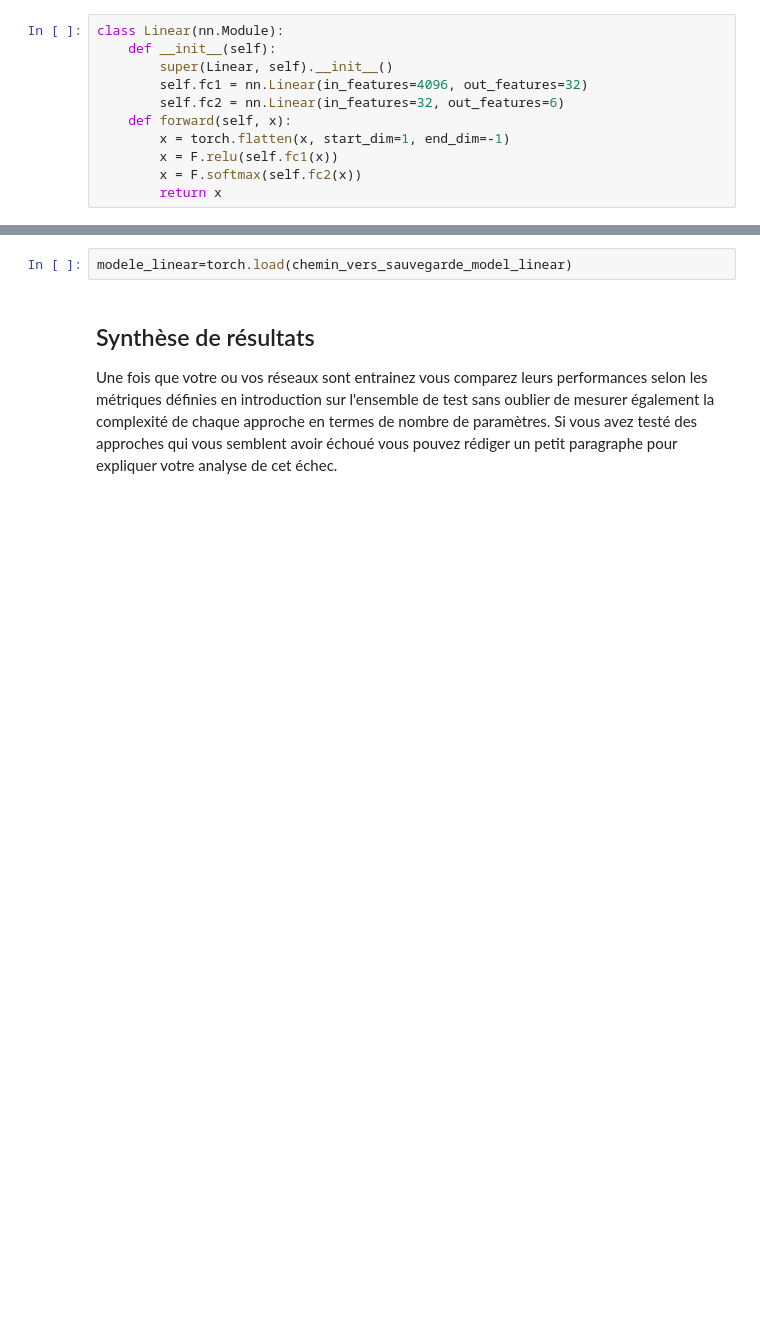
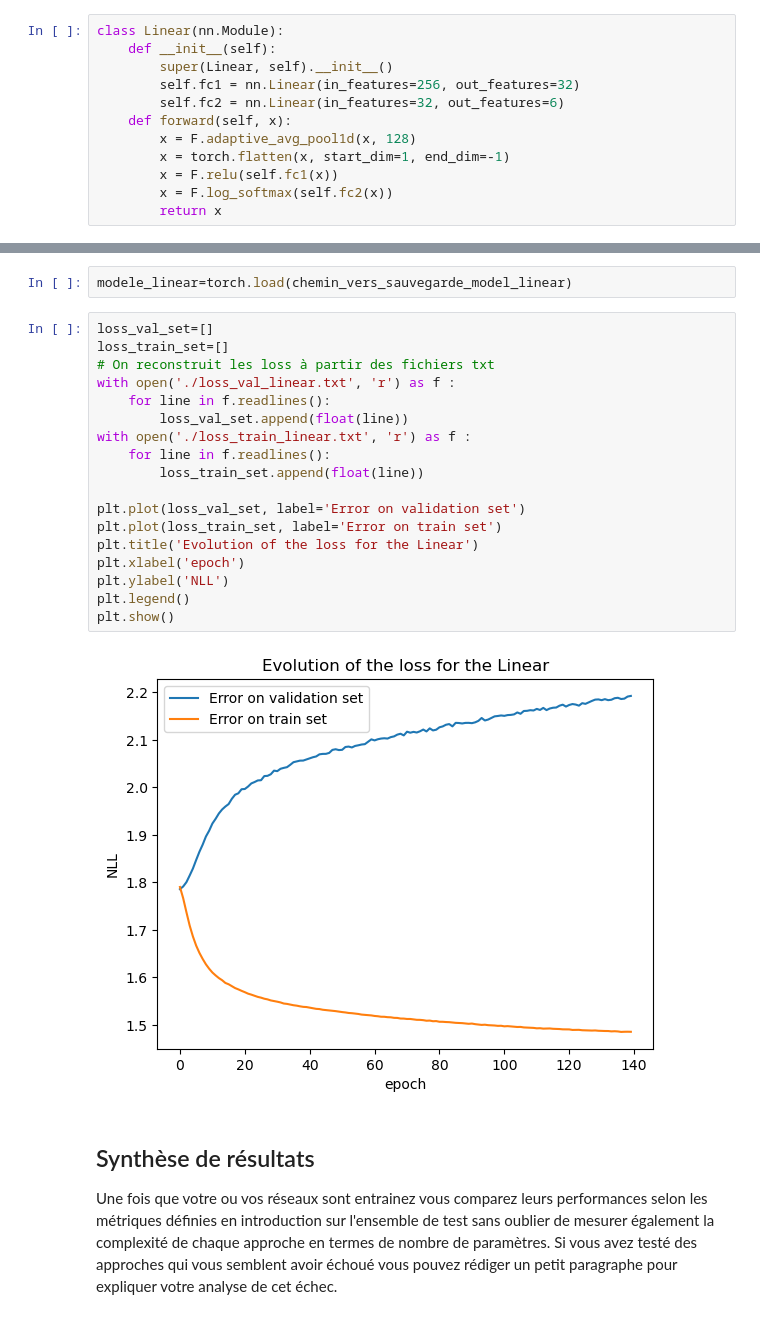
Before and after one commit to gregoirebechade/MVA_bis, a Jupyter notebook: signal_processing/TP3/dlts_tp3.ipynb, the cells around one changed output, grey strips where cells are left out. Drawn from its saved outputs; the diff is of its cells as text; blank space fills up the shorter version.

```diff
--- a/signal_processing/TP3/dlts_tp3.ipynb
+++ b/signal_processing/TP3/dlts_tp3.ipynb
@@ -594,12 +579,13 @@ plt.show()
 class Linear(nn.Module):
     def __init__(self):
         super(Linear, self).__init__()
-        self.fc1 = nn.Linear(in_features=4096, out_features=32)
+        self.fc1 = nn.Linear(in_features=256, out_features=32)
         self.fc2 = nn.Linear(in_features=32, out_features=6)
     def forward(self, x):
+        x = F.adaptive_avg_pool1d(x, 128)
         x = torch.flatten(x, start_dim=1, end_dim=-1)
         x = F.relu(self.fc1(x))
-        x = F.softmax(self.fc2(x))
+        x = F.log_softmax(self.fc2(x))
         return x
 # %%
 # training the linear model :
@@ -690,5 +675,25 @@ KeyboardInterrupt:
 # %%
 modele_linear=torch.load(chemin_vers_sauvegarde_model_linear)
+# %%
+loss_val_set=[]
+loss_train_set=[]
+# On reconstruit les loss à partir des fichiers txt
+with open('./loss_val_linear.txt', 'r') as f :
+    for line in f.readlines():
+        loss_val_set.append(float(line))
+with open('./loss_train_linear.txt', 'r') as f :
+    for line in f.readlines():
+        loss_train_set.append(float(line))
+
+plt.plot(loss_val_set, label='Error on validation set')
+plt.plot(loss_train_set, label='Error on train set')
+plt.title('Evolution of the loss for the Linear')
+plt.xlabel('epoch')
+plt.ylabel('NLL')
+plt.legend()
+plt.show()
+# %% [output]
+[figure, added]
 # %% [markdown]
 ## Synthèse de résultats
 
```
Also changed, not shown: parts of 12 cells of this notebook, 6 other files.
